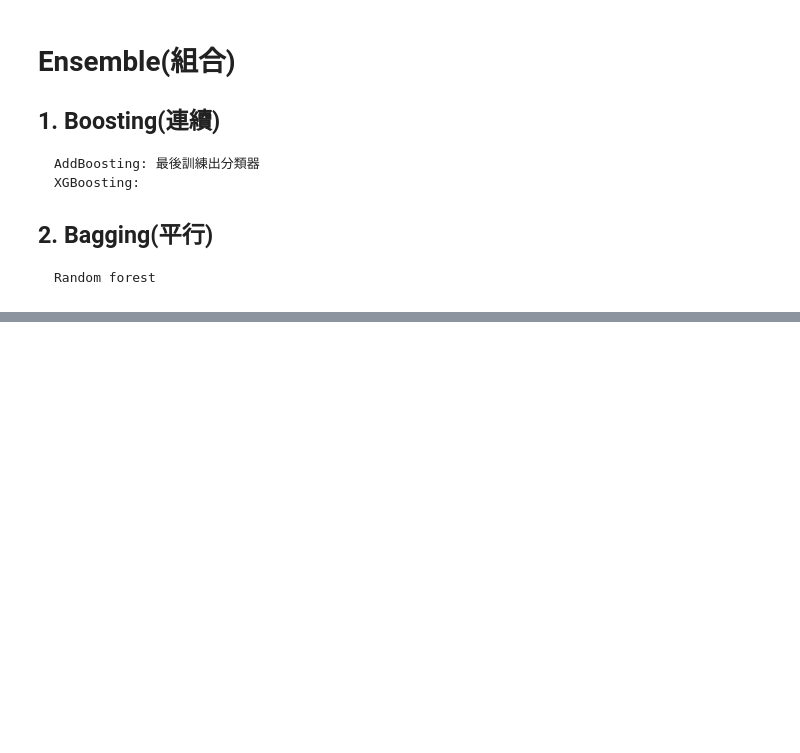
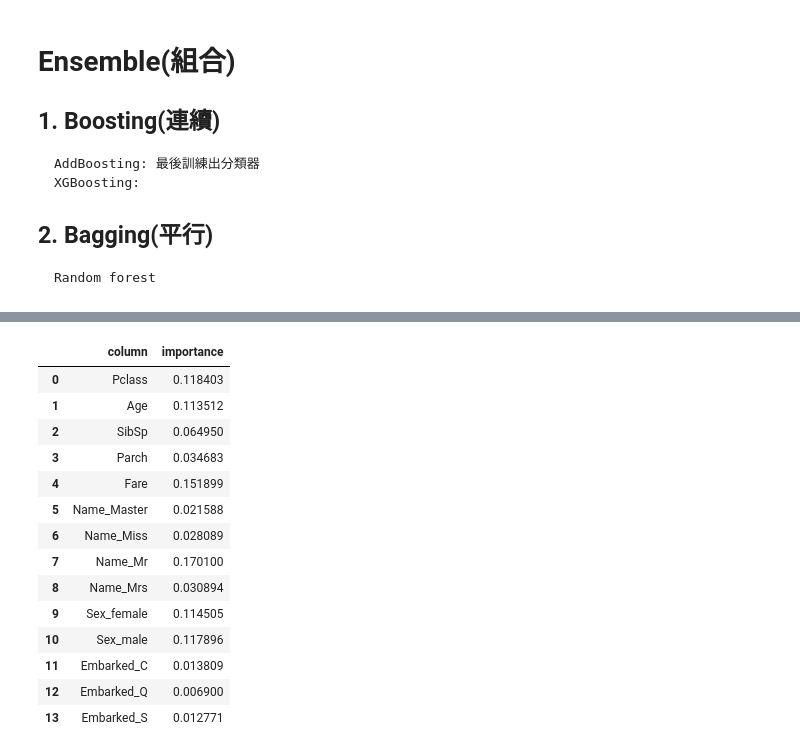
Before and after one commit to Samuelyihao/ML0407, a Jupyter notebook: titanic.ipynb, the cells around one changed output, grey strips where cells are left out. Cells and saved outputs as stored; diff of their text form; code cells hidden in the pictures; blank space fills up the shorter version.

```diff
--- a/titanic.ipynb
+++ b/titanic.ipynb
@@ -262,3 +265,24 @@ result_df
 | 416 | 1308 | 0 |
 | 417 | 1309 | 1 |
 418 rows × 2 columns
+# %%
+pd.DataFrame({
+    "column":x_train.columns,
+    "importance":clf.feature_importances_
+})
+# %% [output]
+|  | column | importance |
+| 0 | Pclass | 0.118403 |
+| 1 | Age | 0.113512 |
+| 2 | SibSp | 0.064950 |
+| 3 | Parch | 0.034683 |
+| 4 | Fare | 0.151899 |
+| 5 | Name_Master | 0.021588 |
+| 6 | Name_Miss | 0.028089 |
+| 7 | Name_Mr | 0.170100 |
+| 8 | Name_Mrs | 0.030894 |
+| 9 | Sex_female | 0.114505 |
+| 10 | Sex_male | 0.117896 |
+| 11 | Embarked_C | 0.013809 |
+| 12 | Embarked_Q | 0.006900 |
+| 13 | Embarked_S | 0.012771 |
```
Also changed, not shown: parts of 8 cells of this notebook.
